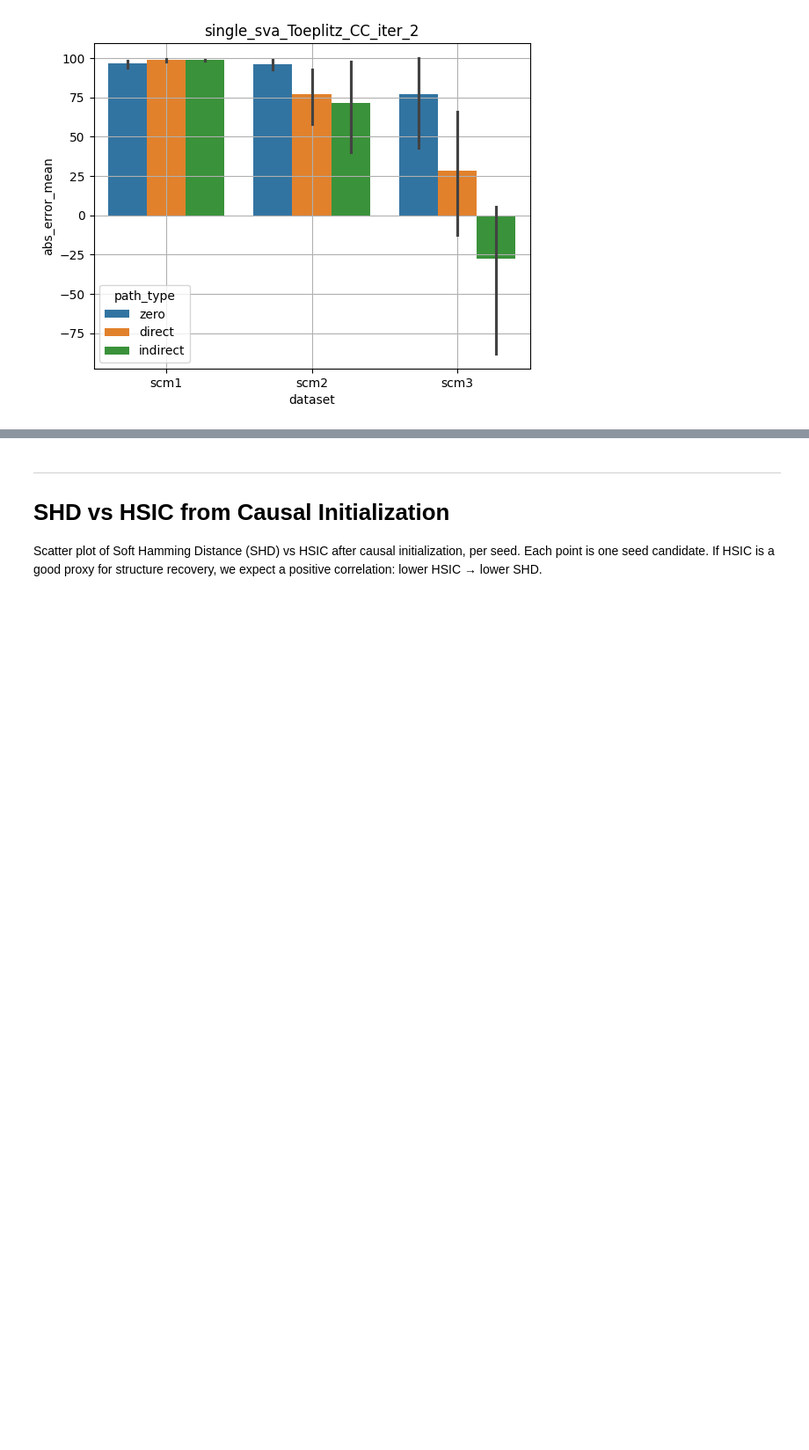
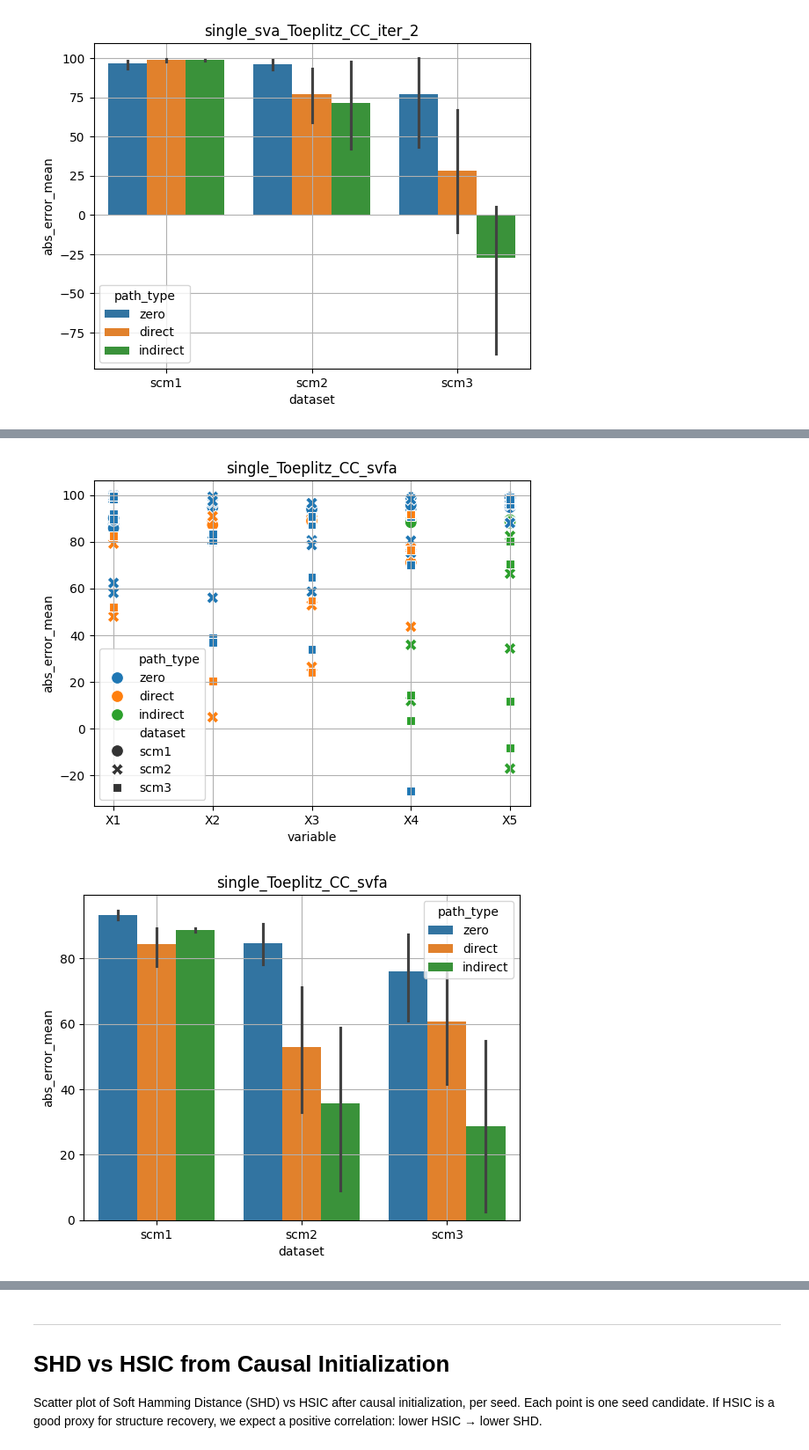
Before and after one commit to scipi1/causaliT, a Jupyter notebook: notebooks/nb_benchmark_c.ipynb, the cells around one changed output, grey strips where cells are left out. Shown at 88% size. Drawn from its saved outputs; the diff is of its cells as text; code cells hidden in the pictures; blank space fills up the shorter version.

```diff
--- a/notebooks/nb_benchmark_c.ipynb
+++ b/notebooks/nb_benchmark_c.ipynb
@@ -548,0 +684,5 @@ eval_model("single_sva_Toeplitz_CC_iter_3")
+# %%
+eval_model(model_label="single_Toeplitz_CC_svfa", error_label = "abs_error_mean", baseline_label="baseline", dfbase=df, dfm=dfms)
+# %% [output]
+[figure, added]
+[figure, added]
```
Also changed, not shown: parts of 16 cells of this notebook, 17 other files.
